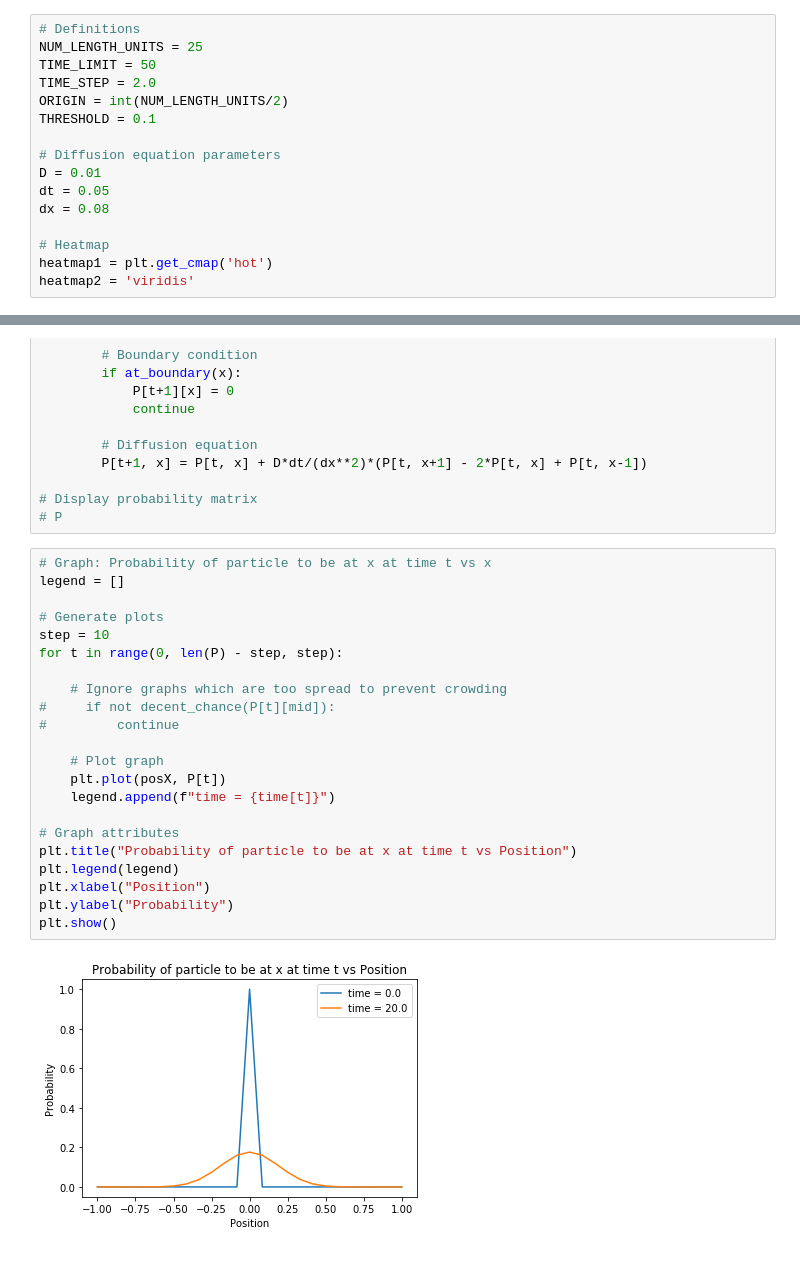
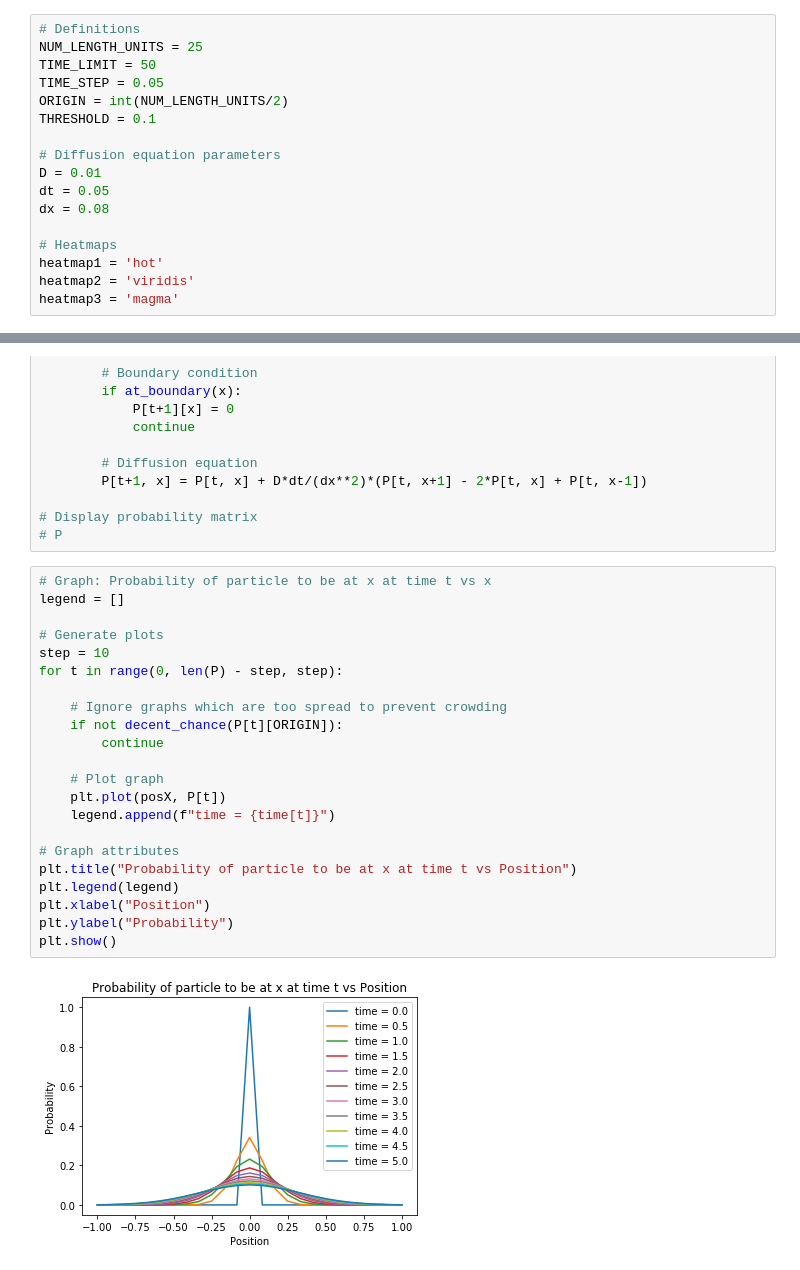
Before and after one commit to abhayp2204/Diffusion, a Jupyter notebook: code.ipynb, the cells around one changed output, grey strips where cells are left out. Saved outputs shown, nothing was run; the diff lists cells and outputs as text.

```diff
--- a/code.ipynb
+++ b/code.ipynb
@@ -6,7 +10,7 @@ from matplotlib import pyplot as plt
 # Definitions
 NUM_LENGTH_UNITS = 25
 TIME_LIMIT = 50
-TIME_STEP = 2.0
+TIME_STEP = 0.05
 ORIGIN = int(NUM_LENGTH_UNITS/2)
 THRESHOLD = 0.1
 
@@ -15,9 +19,10 @@ D = 0.01
 dt = 0.05
 dx = 0.08
 
-# Heatmap
-heatmap1 = plt.get_cmap('hot')
+# Heatmaps
+heatmap1 = 'hot'
 heatmap2 = 'viridis'
+heatmap3 = 'magma'
 # %%
 def decent_chance(x):
     return (x > THRESHOLD)
@@ -54,24 +69,24 @@ for t in range(len(time)):
 # %%
 # Graph: Probability of particle to be at x at time t vs x
 legend = []
 
 # Generate plots
 step = 10
 for t in range(0, len(P) - step, step):
 
     # Ignore graphs which are too spread to prevent crowding
-#     if not decent_chance(P[t][mid]):
-#         continue
+    if not decent_chance(P[t][ORIGIN]):
+        continue
 
     # Plot graph
     plt.plot(posX, P[t])
     legend.append(f"time = {time[t]}")
 
 # Graph attributes
 plt.title("Probability of particle to be at x at time t vs Position")
 plt.legend(legend)
 plt.xlabel("Position")
 plt.ylabel("Probability")
 plt.show()
 # %% [output]
-[figure, old version]
+[figure, new version]
```
Also changed, not shown: parts of 4 cells of this notebook, 2 other files.
